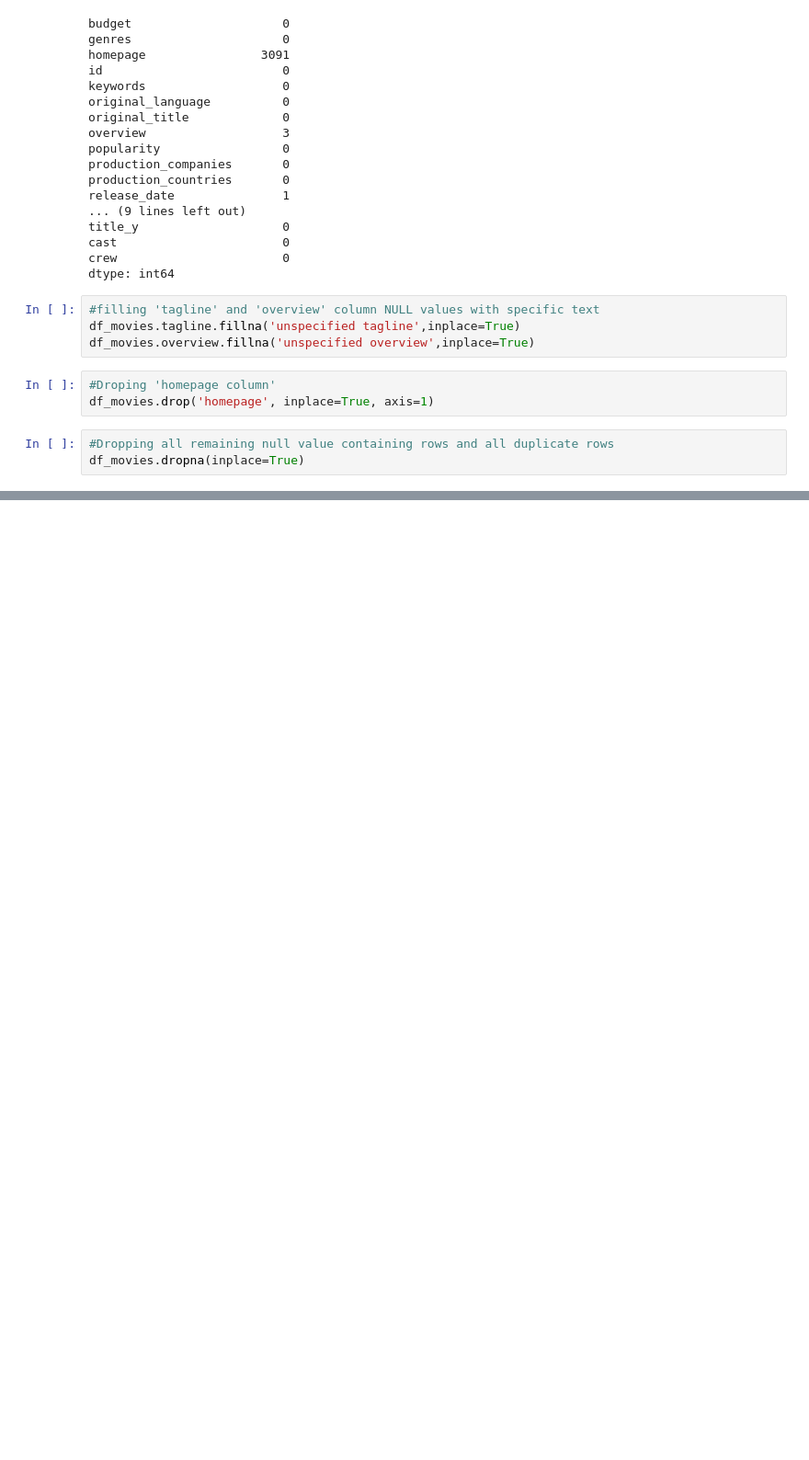
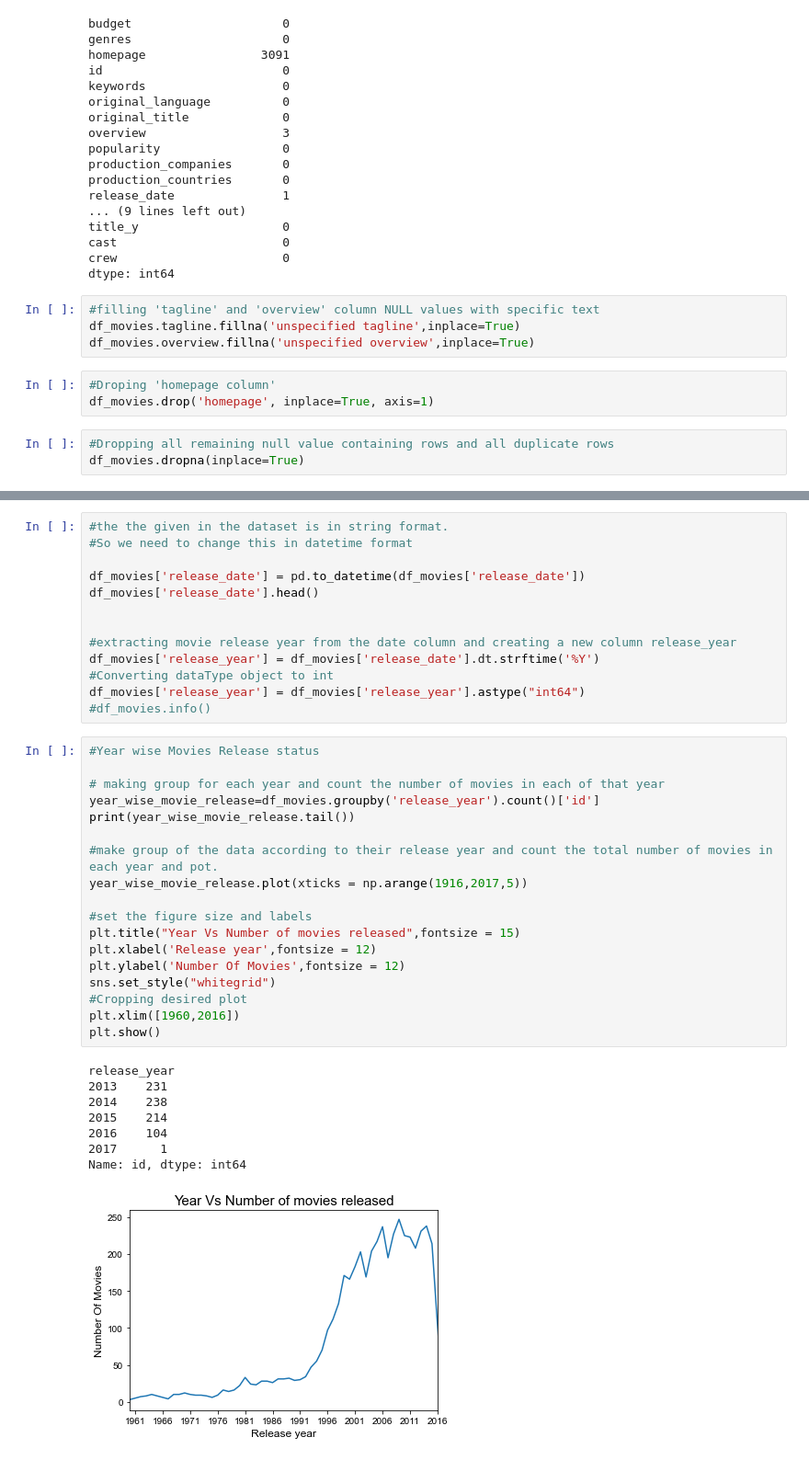
Before and after one commit to sweeneym91/UCDPA_MichaelSweeney, a Jupyter notebook: UCDPA_Michael_Sweeney.ipynb, the cells around one changed output, grey strips where cells are left out. Shown at 92% size. Drawn from its saved outputs; the diff is of its cells as text; blank space fills up the shorter version.

```diff
--- a/UCDPA_Michael_Sweeney.ipynb
+++ b/UCDPA_Michael_Sweeney.ipynb
@@ -101,0 +157,40 @@ zero_revenue.head(3)
+# %%
+#the the given in the dataset is in string format.
+#So we need to change this in datetime format
+
+df_movies['release_date'] = pd.to_datetime(df_movies['release_date'])
+df_movies['release_date'].head()
+
+
+#extracting movie release year from the date column and creating a new column release_year
+df_movies['release_year'] = df_movies['release_date'].dt.strftime('%Y')
+#Converting dataType object to int
+df_movies['release_year'] = df_movies['release_year'].astype("int64")
+#df_movies.info()
+# %%
+#Year wise Movies Release status
+
+# making group for each year and count the number of movies in each of that year
+year_wise_movie_release=df_movies.groupby('release_year').count()['id']
+print(year_wise_movie_release.tail())
+
+#make group of the data according to their release year and count the total number of movies in each year and pot.
+year_wise_movie_release.plot(xticks = np.arange(1916,2017,5))
+
+#set the figure size and labels
+plt.title("Year Vs Number of movies released",fontsize = 15)
+plt.xlabel('Release year',fontsize = 12)
+plt.ylabel('Number Of Movies',fontsize = 12)
+sns.set_style("whitegrid")
+#Cropping desired plot
+plt.xlim([1960,2016])
+plt.show()
+# %% [output]
+release_year
+2013    231
+2014    238
+2015    214
+2016    104
+2017      1
+Name: id, dtype: int64
+[figure, added]
```
Also changed, not shown: parts of 17 cells of this notebook, 2 other files.
